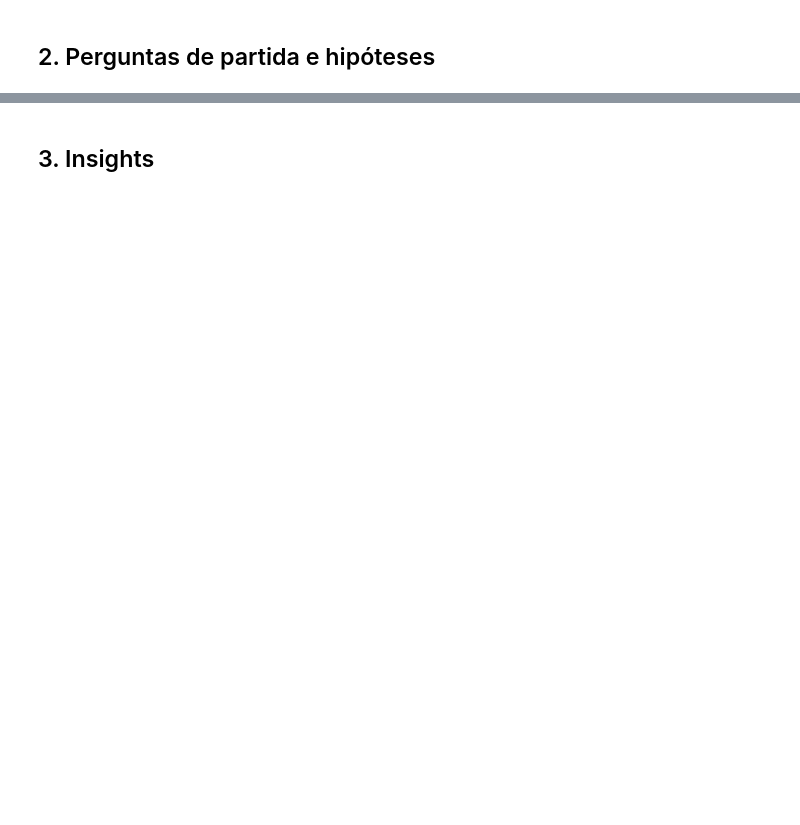
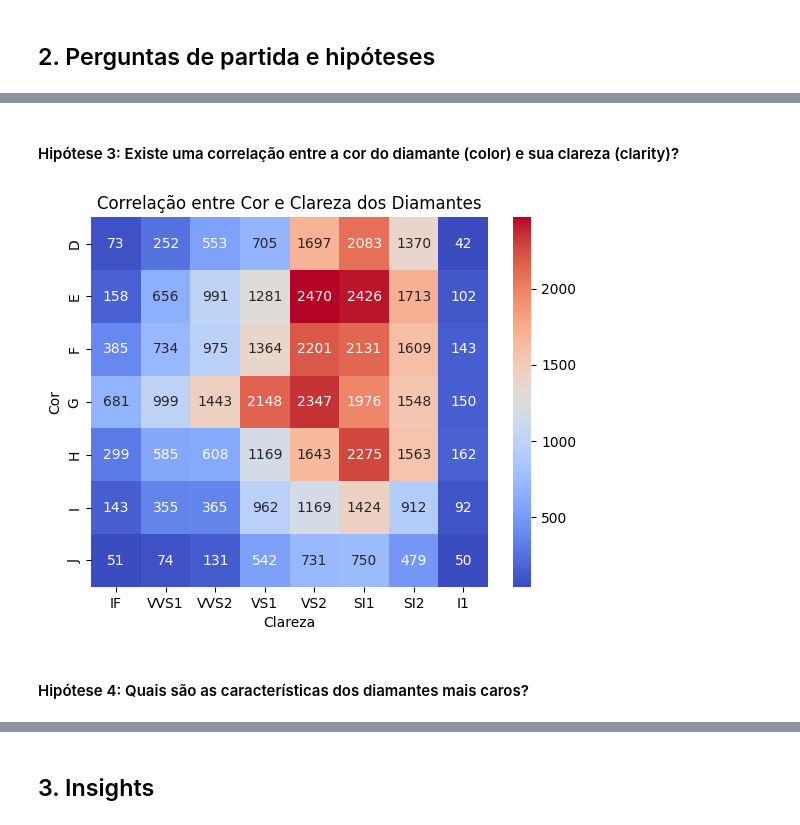
Before and after one commit to phnuness/avanti-bootcamp-cdd, a Jupyter notebook: notebooks/01-exploratory_data_analysis.ipynb, the cells around one changed output, grey strips where cells are left out. Cells and saved outputs as stored; diff of their text form; code cells hidden in the pictures; blank space fills up the shorter version.

```diff
--- a/notebooks/01-exploratory_data_analysis.ipynb
+++ b/notebooks/01-exploratory_data_analysis.ipynb
@@ -100,0 +239,13 @@ dict.to_csv('../data/external/dictionary.csv', index=False)
+# %% [markdown]
+#### Hipótese 3: Existe uma correlação entre a cor do diamante (color) e sua clareza (clarity)?
+# %%
+# Plot do gráfico de correlação entre cor e clareza
+sns.heatmap(df.groupby(['color', 'clarity']).size().unstack(), cmap='coolwarm', annot=True, fmt='d')
+plt.title('Correlação entre Cor e Clareza dos Diamantes')
+plt.xlabel('Clareza')
+plt.ylabel('Cor')
+plt.show()
+# %% [output]
+[figure, added]
+# %% [markdown]
+#### Hipótese 4: Quais são as características dos diamantes mais caros?
```
Also changed, not shown: parts of 24 cells of this notebook.
